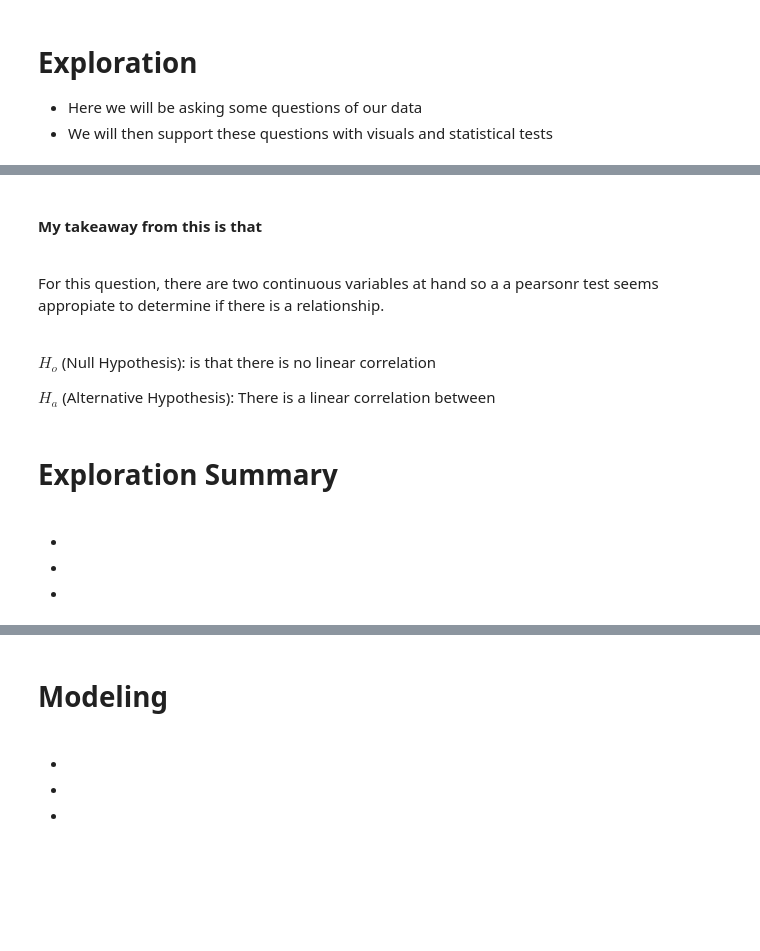
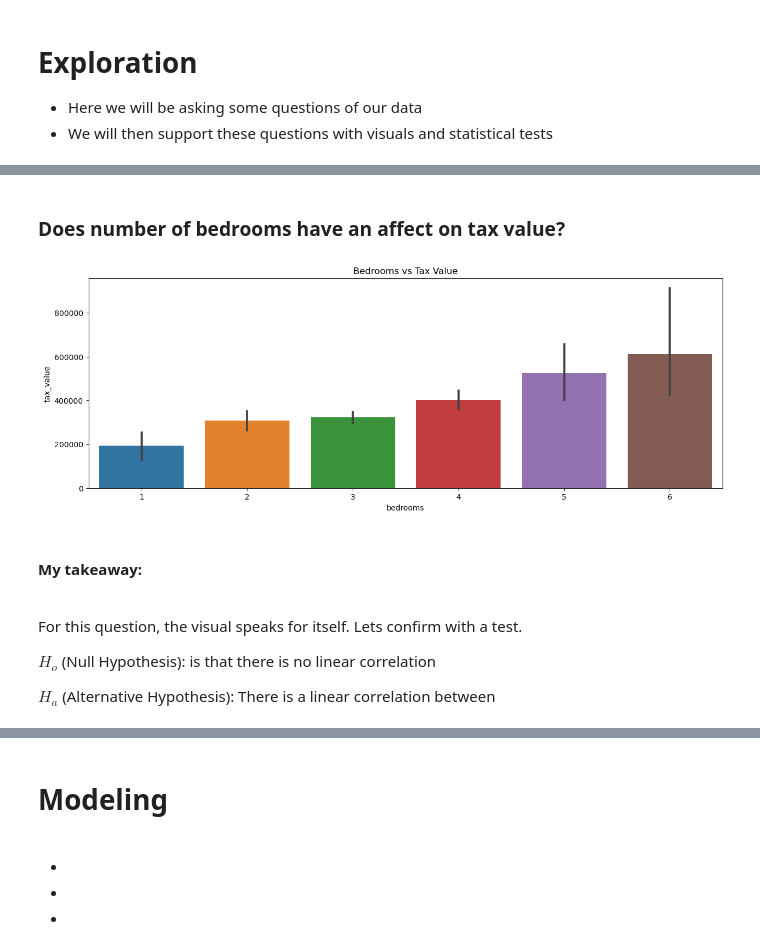
Before and after one commit to jorgellopez38/Zillow-2017-Predictions, a Jupyter notebook: Final_Report.ipynb, the cells around one changed output, grey strips where cells are left out. Saved outputs shown, nothing was run; the diff lists cells and outputs as text; code cells hidden in the pictures; blank space fills up the shorter version.

```diff
--- a/Final_Report.ipynb
+++ b/Final_Report.ipynb
@@ -132,18 +150,18 @@ $H_a$ (Alternative Hypothesis): There is a linear correlation between
 # make sure to print out reject or fail to reject print statement
+# %% [markdown]
+### Does number of bedrooms have an affect on tax value?
+# %%
+# function for visual 4
+e.plot_q4(train)
+# %% [output]
+[figure, added]
 # %% [markdown]
-#### My takeaway from this is that
+#### My takeaway:
 <br>
 
-For this question, there are two continuous variables at hand so a a pearsonr test seems appropiate to determine if there is a relationship.
+For this question, the visual speaks for itself. Lets confirm with a test.
 <br>
 
 $H_o$ (Null Hypothesis): is that there is no linear correlation
 
 $H_a$ (Alternative Hypothesis): There is a linear correlation between
-# %% [markdown]
-# Exploration Summary
-<br>
-
--
--
--
```
Also changed, not shown: parts of 17 cells of this notebook.
